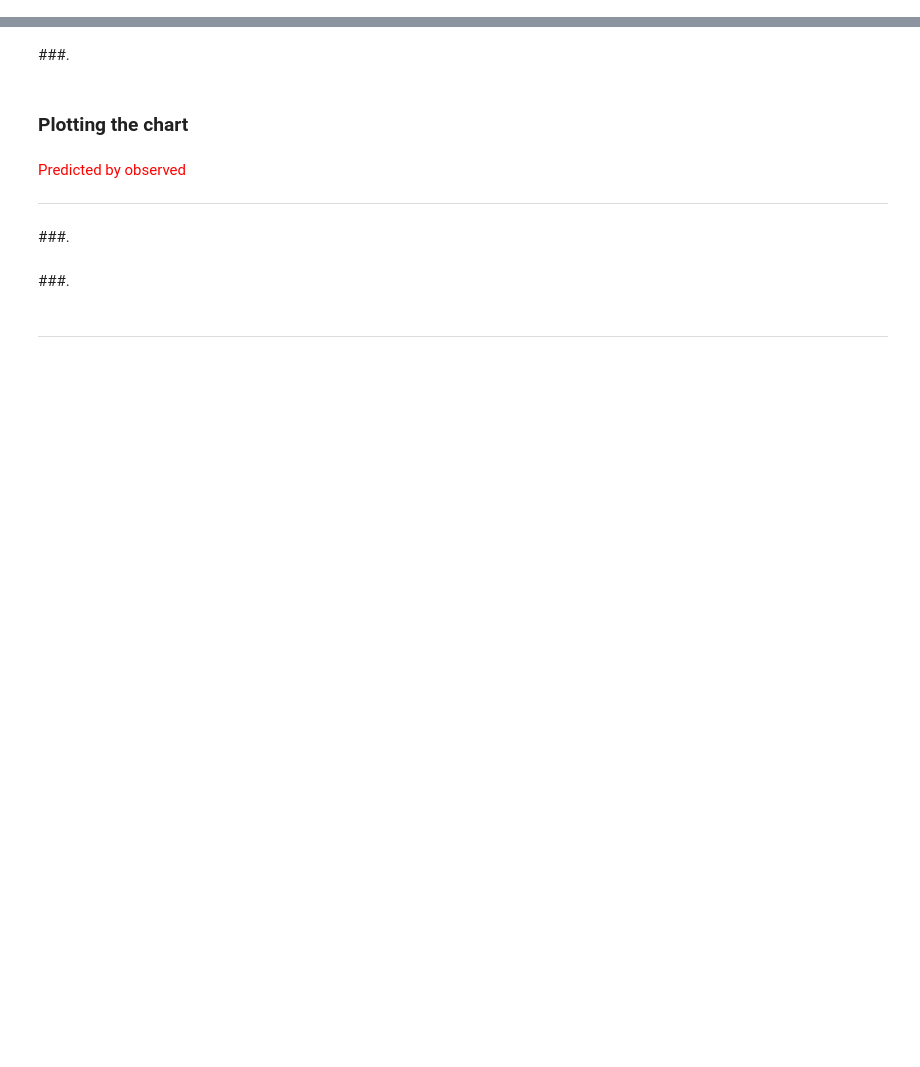
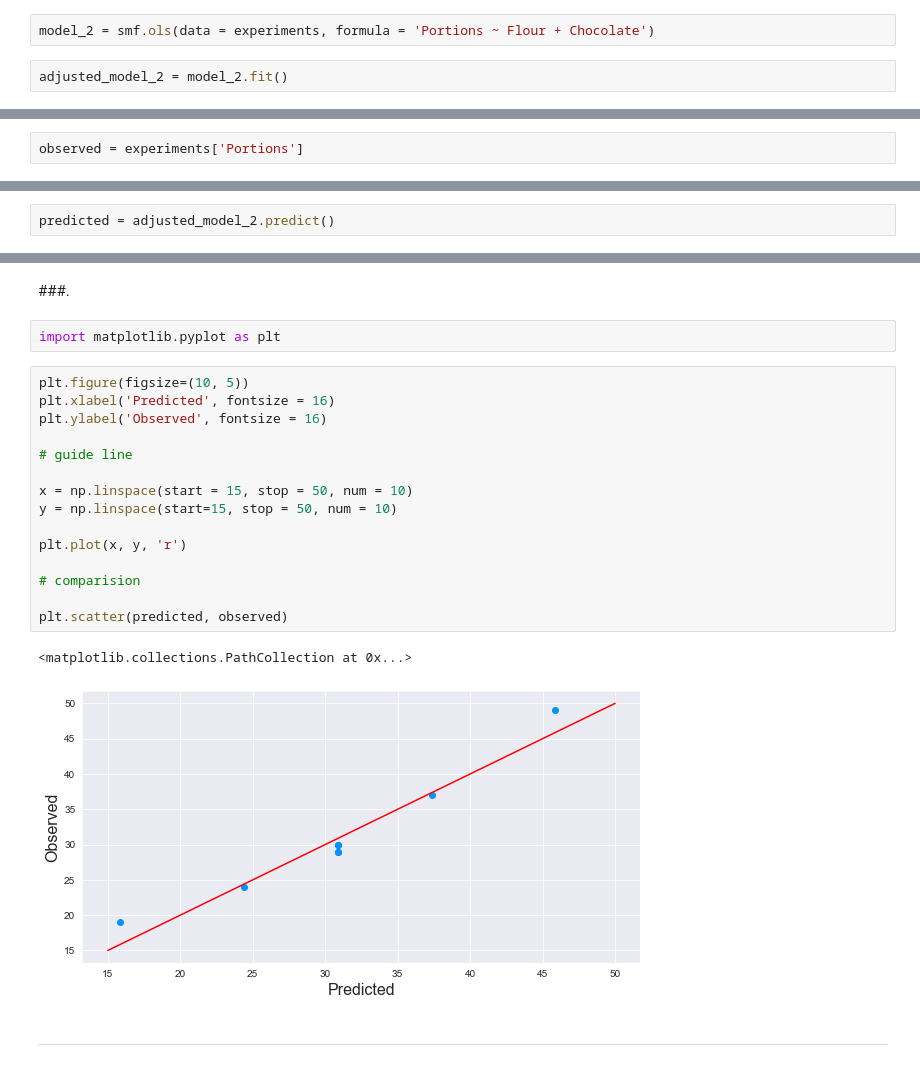
Before and after one commit to p-ferreira/data-science-studies, a Jupyter notebook: Analysis of experiments/planning_experiments.ipynb, the cells around one changed output, grey strips where cells are left out. Saved outputs shown, nothing was run; the diff lists cells and outputs as text; blank space fills up the shorter version.

```diff
--- a/Analysis of experiments/planning_experiments.ipynb
+++ b/Analysis of experiments/planning_experiments.ipynb
@@ -315,3 +405,7 @@ Notes:
 
 
 <hr>
+# %%
+model_2 = smf.ols(data = experiments, formula = 'Portions ~ Flour + Chocolate')
+# %%
+adjusted_model_2 = model_2.fit()
@@ -326,0 +484,2 @@ Notes:
+# %%
+observed = experiments['Portions']
@@ -326,0 +500,2 @@ Notes:
+# %%
+predicted = adjusted_model_2.predict()
@@ -327,13 +506,24 @@ Notes:
 # %% [markdown]
 ###.
-# %% [markdown]
-### Plotting the chart
-# %% [markdown]
-<font color = 'red' style = 'font-size: 30px;'> Predicted by observed </font>
-<hr style = 'border: 2px solid red;'>
-# %% [markdown]
-###.
-# %% [markdown]
-###.
+# %%
+import matplotlib.pyplot as plt
+# %%
+plt.figure(figsize=(10, 5))
+plt.xlabel('Predicted', fontsize = 16)
+plt.ylabel('Observed', fontsize = 16)
+
+# guide line
+
+x = np.linspace(start = 15, stop = 50, num = 10)
+y = np.linspace(start=15, stop = 50, num = 10)
+
+plt.plot(x, y, 'r')
+
+# comparision
+
+plt.scatter(predicted, observed)
+# %% [output]
+<matplotlib.collections.PathCollection at 0x...>
+[figure, added]
 # %% [markdown]
 <hr>
```
Also changed, not shown: parts of 50 cells of this notebook, 7 other files.
